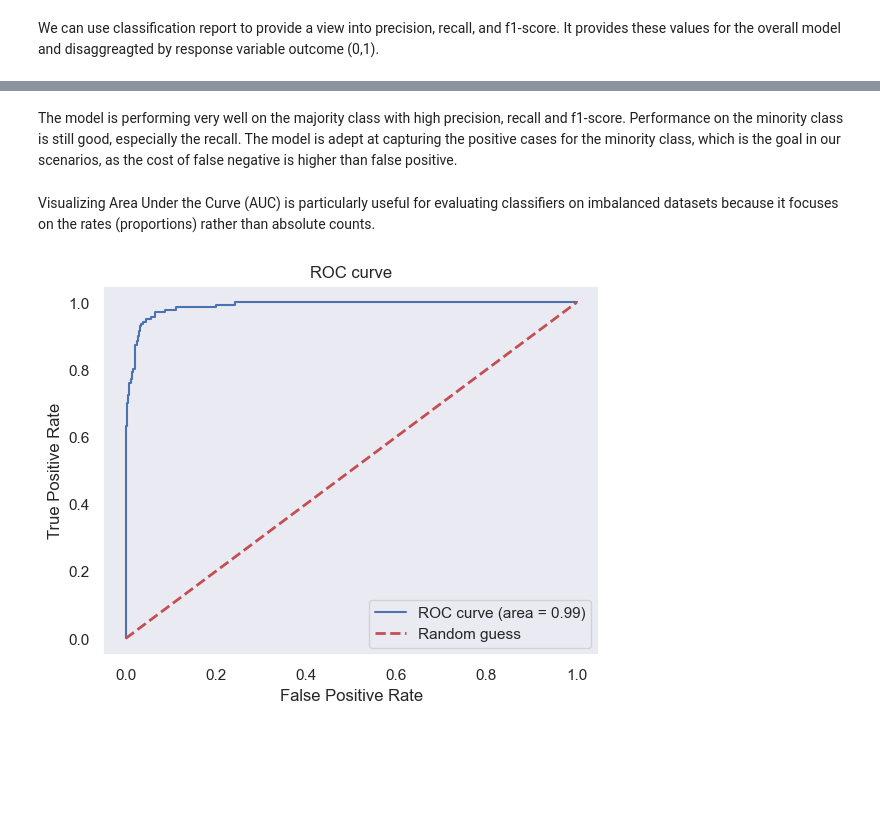
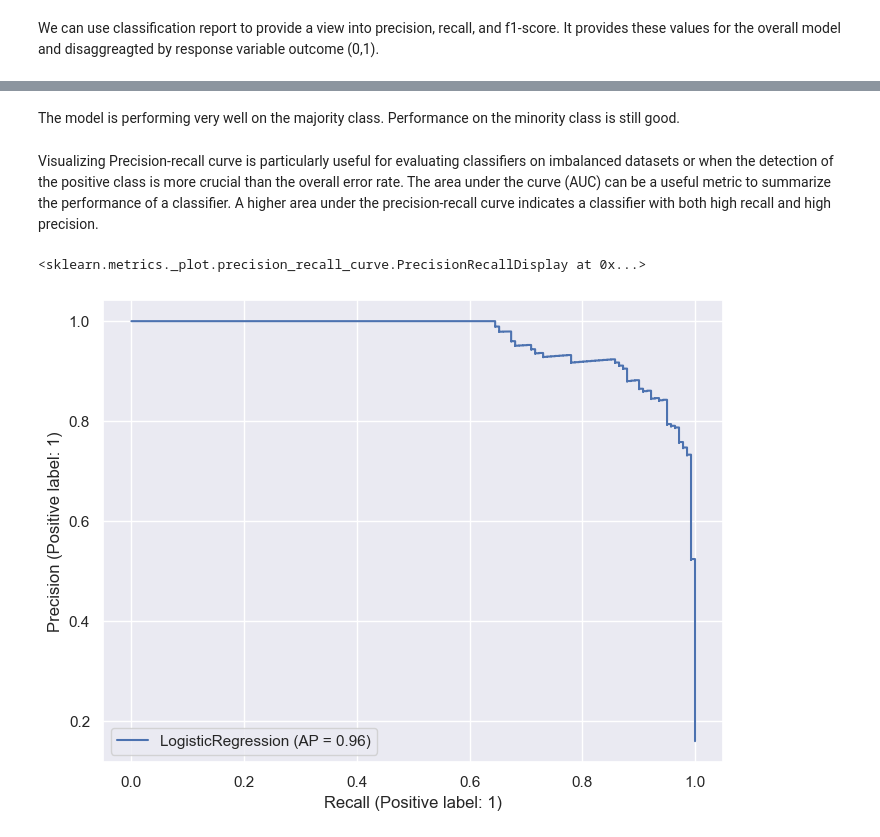
Before and after one commit to derickkan3356/Employee-Turnover-Prediction, a Jupyter notebook: Employee Turnover Prediction.ipynb, the cells around one changed output, grey strips where cells are left out. Cells and saved outputs as stored; diff of their text form; code cells hidden in the pictures; blank space fills up the shorter version.

```diff
--- a/Employee Turnover Prediction.ipynb
+++ b/Employee Turnover Prediction.ipynb
@@ -430,26 +451,13 @@ print(classification_report(y_test, predict))
 weighted avg       0.96      0.96      0.96       882
 # %% [markdown]
-The model is performing very well on the majority class with high precision,  recall and f1-score. Performance on the minority class is still good, especially the recall. The model is adept at capturing the positive cases for the minority class, which is the goal in our scenarios, as the cost of false negative is higher than false positive.
+The model is performing very well on the majority class. Performance on the minority class is still good.
-# %% [markdown]
-Visualizing Area Under the Curve (AUC) is particularly useful for evaluating classifiers on imbalanced datasets because it focuses on the rates (proportions) rather than absolute counts.
-# %%
-# probability estimates of the positive class
-y_probs = logit.predict_proba(X_test)[:, 1]
-
-# computes the ROC AUC score
-auc = roc_auc_score(y_test, y_probs)
-
-# compute true positive and false positive rate
-fpr, tpr, thresholds = roc_curve(y_test, y_probs)
-
-# Create ROC curve
-plt.plot(fpr, tpr, label='ROC curve (area = %.2f)' %auc)
-plt.plot([0, 1], [0, 1], linestyle='--', lw=2, color='r', label='Random guess')
-plt.title('ROC curve')
-plt.ylabel('True Positive Rate')
-plt.xlabel('False Positive Rate')
-plt.grid()
-plt.legend()
-plt.show()
-# %% [output]
-[figure, removed]
+# %% [markdown]
+Visualizing Precision-recall curve is particularly useful for evaluating classifiers on imbalanced datasets or when the detection of the positive class is more crucial than the overall error rate. The area under the curve (AUC) can be a useful metric to summarize the performance of a classifier. A higher area under the precision-recall curve indicates a classifier with both high recall and high precision.
+# %%
+y_scores = logit.decision_function(X_test) # get decision scores
+precision, recall, thresholds = precision_recall_curve(y_test, y_scores)
+fig, ax = plt.subplots(figsize=(8, 6))
+PrecisionRecallDisplay.from_estimator(logit, X_test, y_test, ax=ax)
+# %% [output]
+<sklearn.metrics._plot.precision_recall_curve.PrecisionRecallDisplay at 0x...>
+[figure, added]
```
Also changed, not shown: parts of 17 cells of this notebook, 1 other file.
